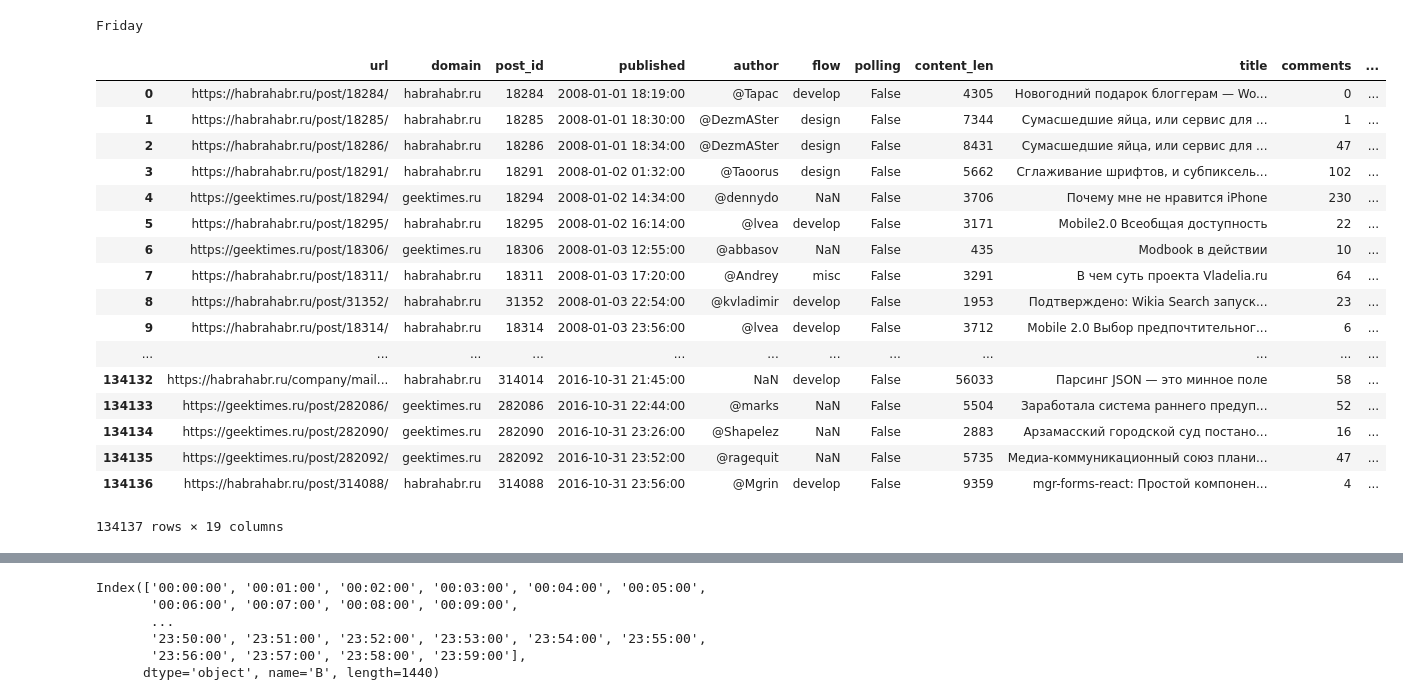
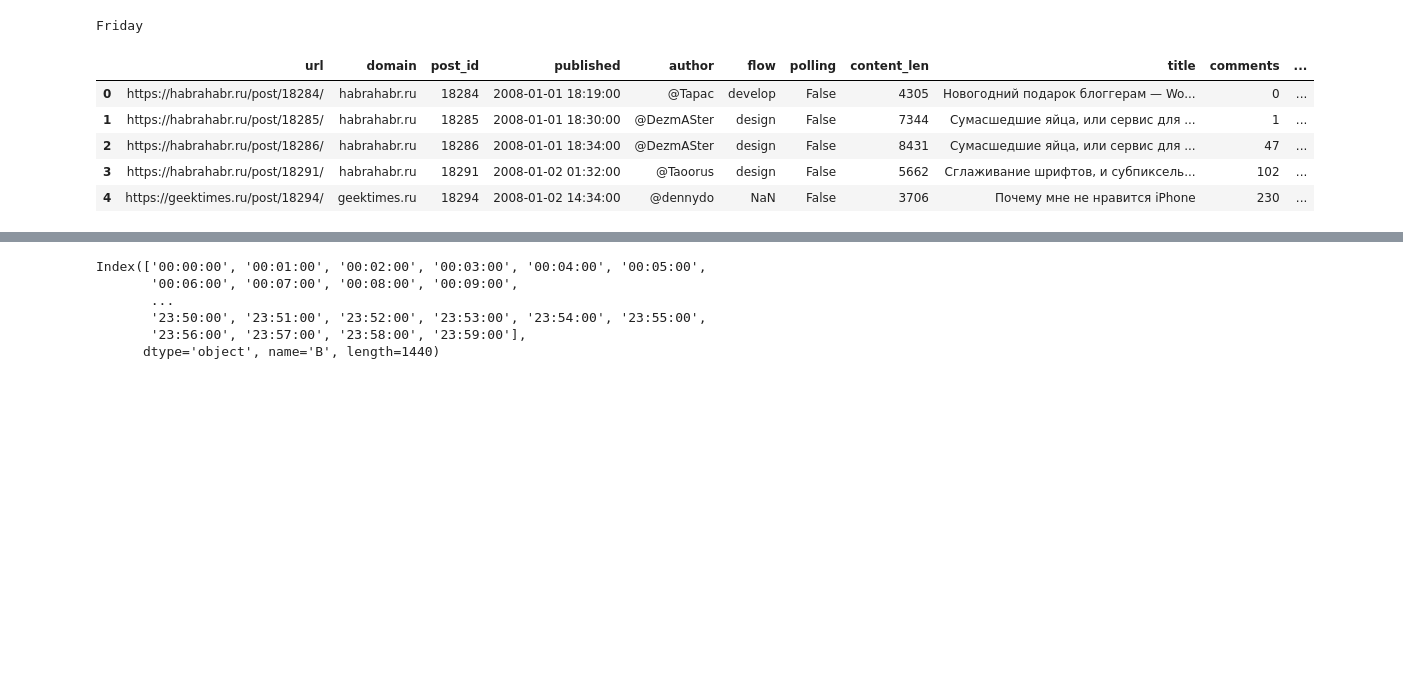
Before and after one commit to gikr/ods_and_other, a Jupyter notebook: week2.ipynb, the cells around one changed output, grey strips where cells are left out. Saved outputs shown, nothing was run; the diff lists cells and outputs as text; code cells hidden in the pictures; blank space fills up the shorter version.

```diff
--- a/week2.ipynb
+++ b/week2.ipynb
@@ -119,24 +126,12 @@ Friday
 dff = pd.read_csv('howpop_train.csv')
 # %%
 dff['A'], dff['B'] = dff['published'].str.split(' ', 1).str
-dff
+dff.head()
 # %% [output]
 |  | url | domain | post_id | published | author | flow | polling | content_len | title | comments | ... |
 | 0 | https://habrahabr.ru/post/18284/ | habrahabr.ru | 18284 | 2008-01-01 18:19:00 | @Tapac | develop | False | 4305 | Новогодний подарок блоггерам — Wo... | 0 | ... |
 | 1 | https://habrahabr.ru/post/18285/ | habrahabr.ru | 18285 | 2008-01-01 18:30:00 | @DezmASter | design | False | 7344 | Сумасшедшие яйца, или сервис для ... | 1 | ... |
 | 2 | https://habrahabr.ru/post/18286/ | habrahabr.ru | 18286 | 2008-01-01 18:34:00 | @DezmASter | design | False | 8431 | Сумасшедшие яйца, или сервис для ... | 47 | ... |
 | 3 | https://habrahabr.ru/post/18291/ | habrahabr.ru | 18291 | 2008-01-02 01:32:00 | @Taoorus | design | False | 5662 | Сглаживание шрифтов, и субпиксель... | 102 | ... |
 | 4 | https://geektimes.ru/post/18294/ | geektimes.ru | 18294 | 2008-01-02 14:34:00 | @dennydo | NaN | False | 3706 | Почему мне не нравится iPhone | 230 | ... |
-| 5 | https://habrahabr.ru/post/18295/ | habrahabr.ru | 18295 | 2008-01-02 16:14:00 | @lvea | develop | False | 3171 | Mobile2.0 Всеобщая доступность | 22 | ... |
-| 6 | https://geektimes.ru/post/18306/ | geektimes.ru | 18306 | 2008-01-03 12:55:00 | @abbasov | NaN | False | 435 | Modbook в действии | 10 | ... |
-| 7 | https://habrahabr.ru/post/18311/ | habrahabr.ru | 18311 | 2008-01-03 17:20:00 | @Andrey | misc | False | 3291 | В чем суть проекта Vladelia.ru | 64 | ... |
-| 8 | https://habrahabr.ru/post/31352/ | habrahabr.ru | 31352 | 2008-01-03 22:54:00 | @kvladimir | develop | False | 1953 | Подтверждено: Wikia Search запуск... | 23 | ... |
-| 9 | https://habrahabr.ru/post/18314/ | habrahabr.ru | 18314 | 2008-01-03 23:56:00 | @lvea | develop | False | 3712 | Mobile 2.0 Выбор предпочтительног... | 6 | ... |
-| ... | ... | ... | ... | ... | ... | ... | ... | ... | ... | ... | ... |
-| 134132 | https://habrahabr.ru/company/mail... | habrahabr.ru | 314014 | 2016-10-31 21:45:00 | NaN | develop | False | 56033 | Парсинг JSON — это минное поле | 58 | ... |
-| 134133 | https://geektimes.ru/post/282086/ | geektimes.ru | 282086 | 2016-10-31 22:44:00 | @marks | NaN | False | 5504 | Заработала система раннего предуп... | 52 | ... |
-| 134134 | https://geektimes.ru/post/282090/ | geektimes.ru | 282090 | 2016-10-31 23:26:00 | @Shapelez | NaN | False | 2883 | Арзамасский городской суд постано... | 16 | ... |
-| 134135 | https://geektimes.ru/post/282092/ | geektimes.ru | 282092 | 2016-10-31 23:52:00 | @ragequit | NaN | False | 5735 | Медиа-коммуникационный союз плани... | 47 | ... |
-| 134136 | https://habrahabr.ru/post/314088/ | habrahabr.ru | 314088 | 2016-10-31 23:56:00 | @Mgrin | develop | False | 9359 | mgr-forms-react: Простой компонен... | 4 | ... |
-134137 rows × 19 columns
 # %%
```
Also changed, not shown: parts of 7 cells of this notebook.
